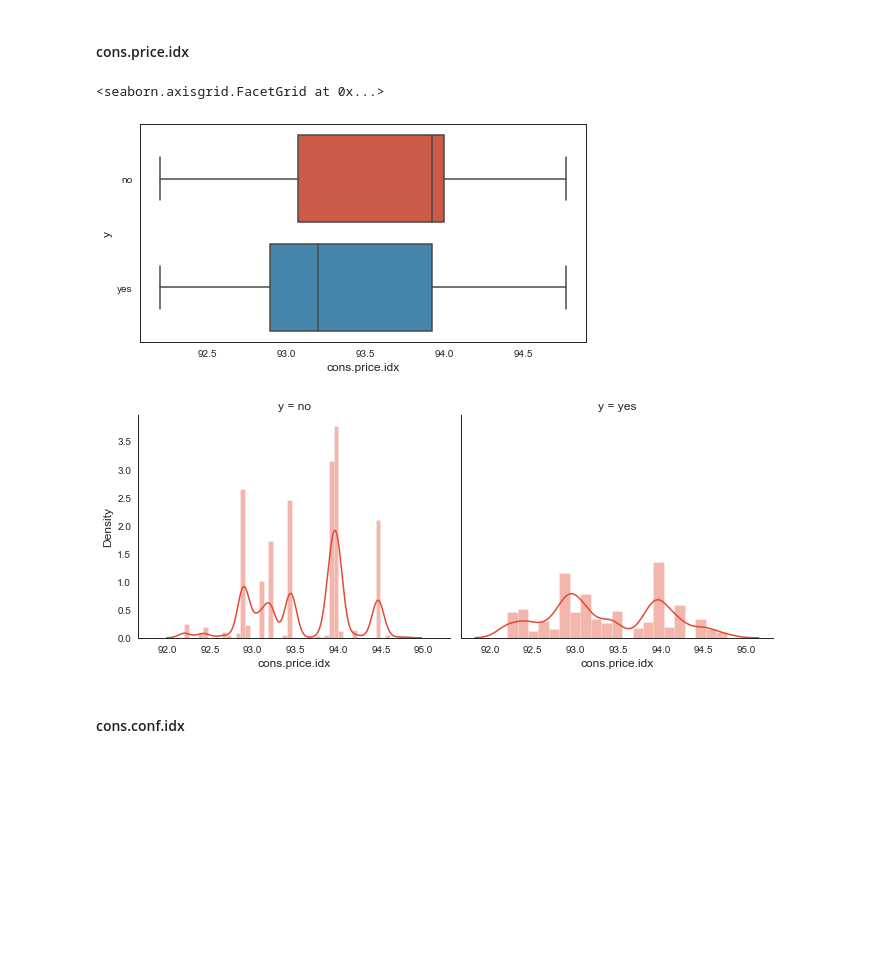
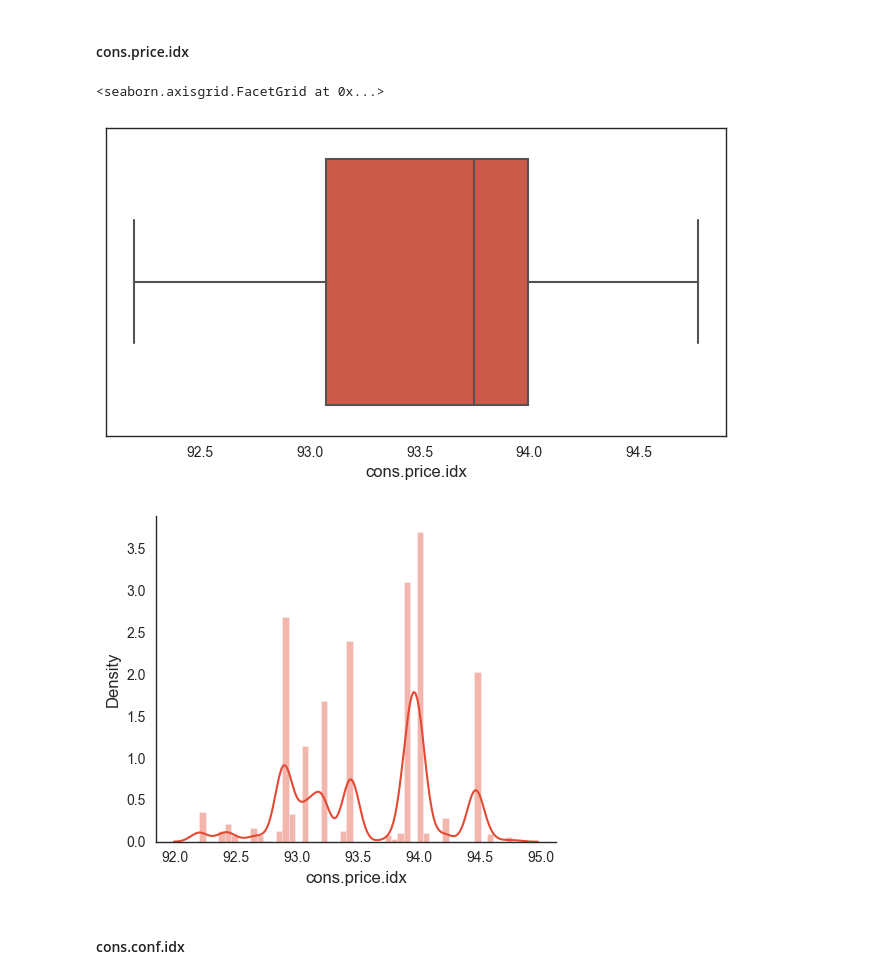
Before and after one commit to XIRZC/bank-telemarketing-analysis, a Jupyter notebook: Bank_Telemarketing_Data_Mining.ipynb, the cells around one changed output. Cells and saved outputs as stored; diff of their text form; code cells hidden in the pictures; blank space fills up the shorter version.

```diff
--- a/Bank_Telemarketing_Data_Mining.ipynb
+++ b/Bank_Telemarketing_Data_Mining.ipynb
@@ -402,13 +412,15 @@ fg.map(sns.distplot, 'emp.var.rate')
 #### cons.price.idx
 # %%
 plt.figure(figsize=(8,4))
-sns.boxplot(x='cons.price.idx', y='y', data=data)
-fg=sns.FacetGrid(data=data, col='y', height=4, aspect=1.2)
+# sns.boxplot(x='cons.price.idx', y='y', data=data)
+# fg=sns.FacetGrid(data=data, col='y', height=4, aspect=1.2)
+sns.boxplot(x='cons.price.idx',  data=data)
+fg=sns.FacetGrid(data=data, height=4, aspect=1.2)
 fg.map(sns.distplot, 'cons.price.idx')
 # %% [output]
 <seaborn.axisgrid.FacetGrid at 0x...>
-[figure, old version]
+[figure, new version]
-[figure, old version]
+[figure, new version]
 # %% [markdown]
 #### cons.conf.idx
 # %%
```
Also changed, not shown: parts of 43 cells of this notebook, 7 other files.
